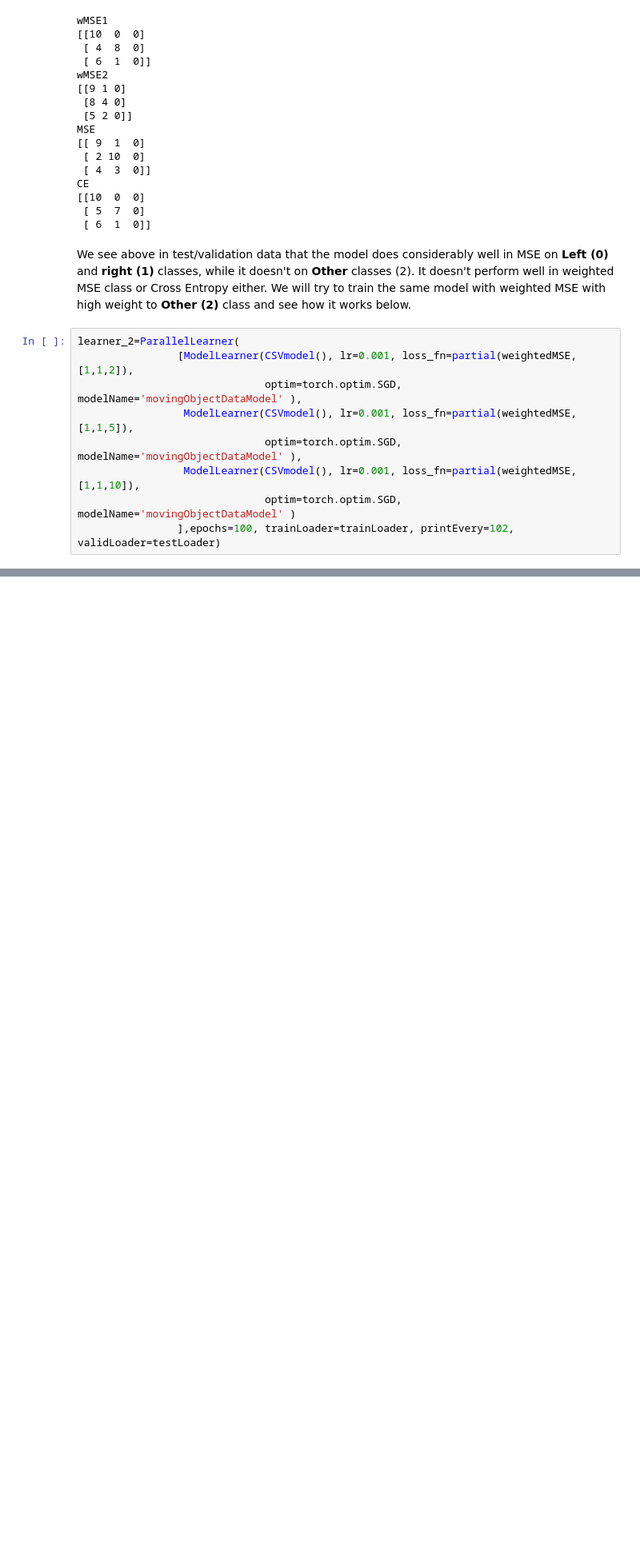
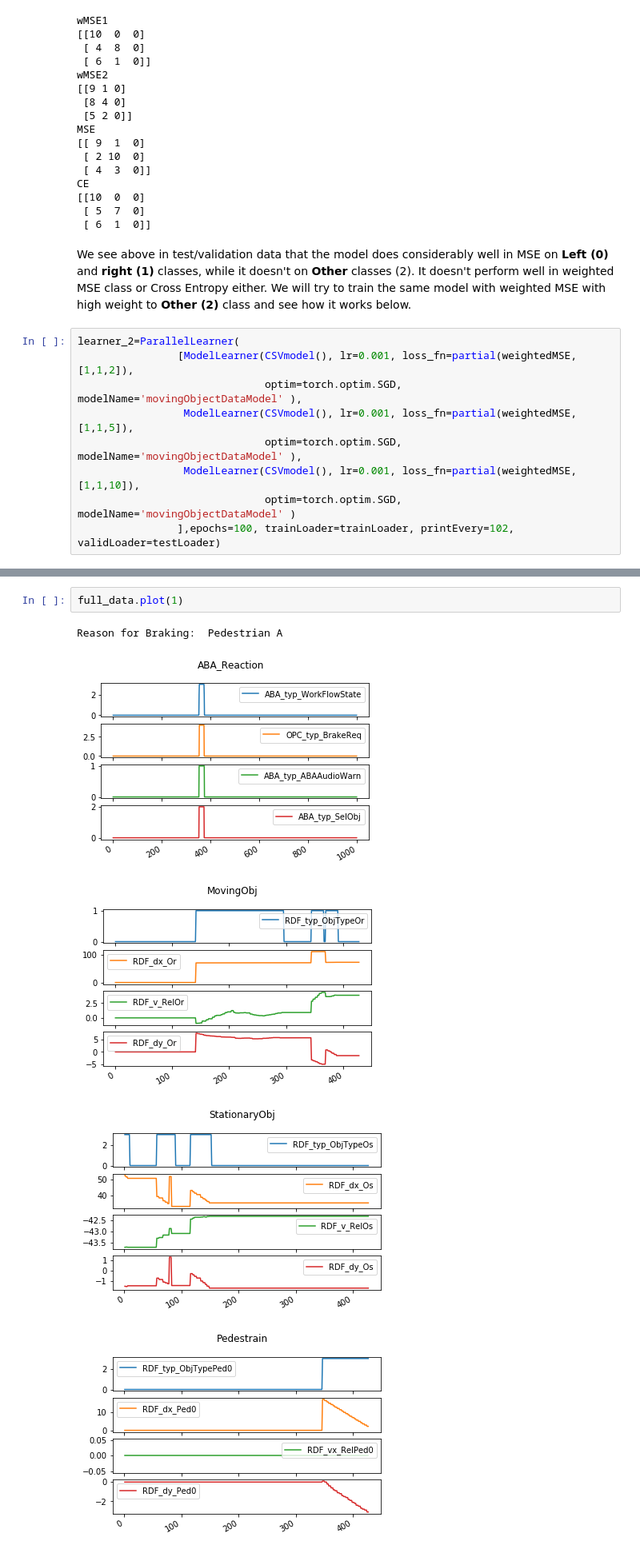
Before and after one commit to dumbPy/SceneR2, a Jupyter notebook: Notebooks/CSV_Model.ipynb, the cells around one changed output, grey strips where cells are left out. Shown: that part at 80% size. Saved outputs shown, nothing was run; the diff lists cells and outputs as text; blank space fills up the shorter version.

```diff
--- a/Notebooks/CSV_Model.ipynb
+++ b/Notebooks/CSV_Model.ipynb
@@ -205,0 +225,8 @@ wMSE_1:1:10
+# %%
+full_data.plot(1)
+# %% [output]
+Reason for Braking:  Pedestrian A
+[figure, added]
+[figure, added]
+[figure, added]
+[figure, added]
```
Also changed, not shown: parts of 22 cells of this notebook.
